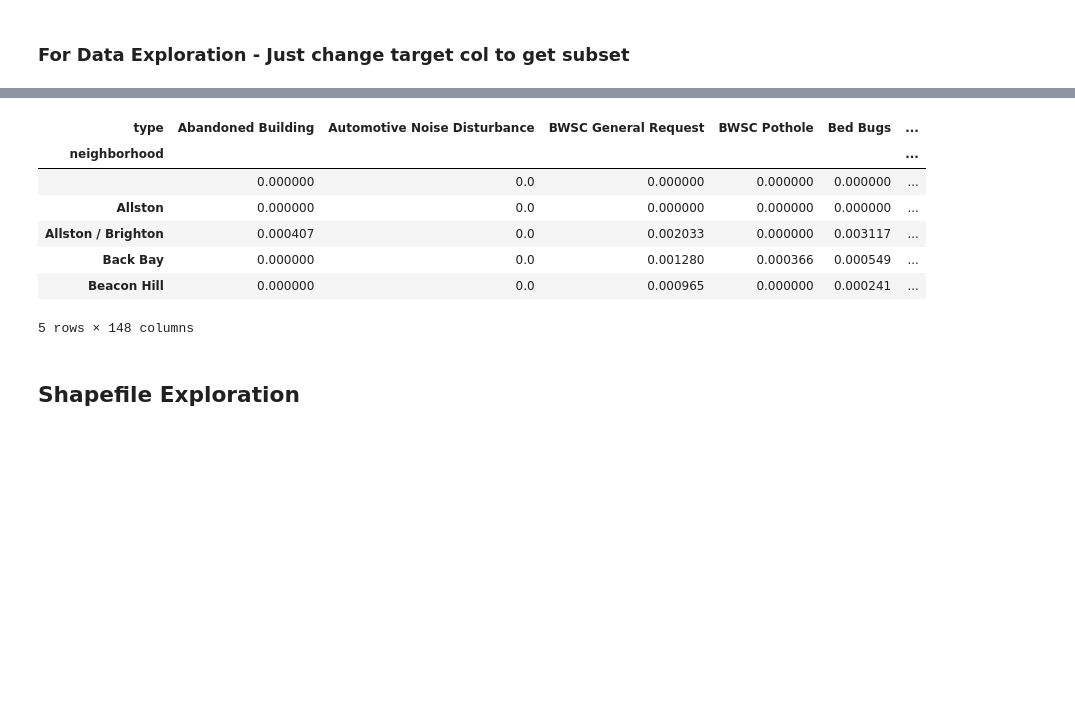
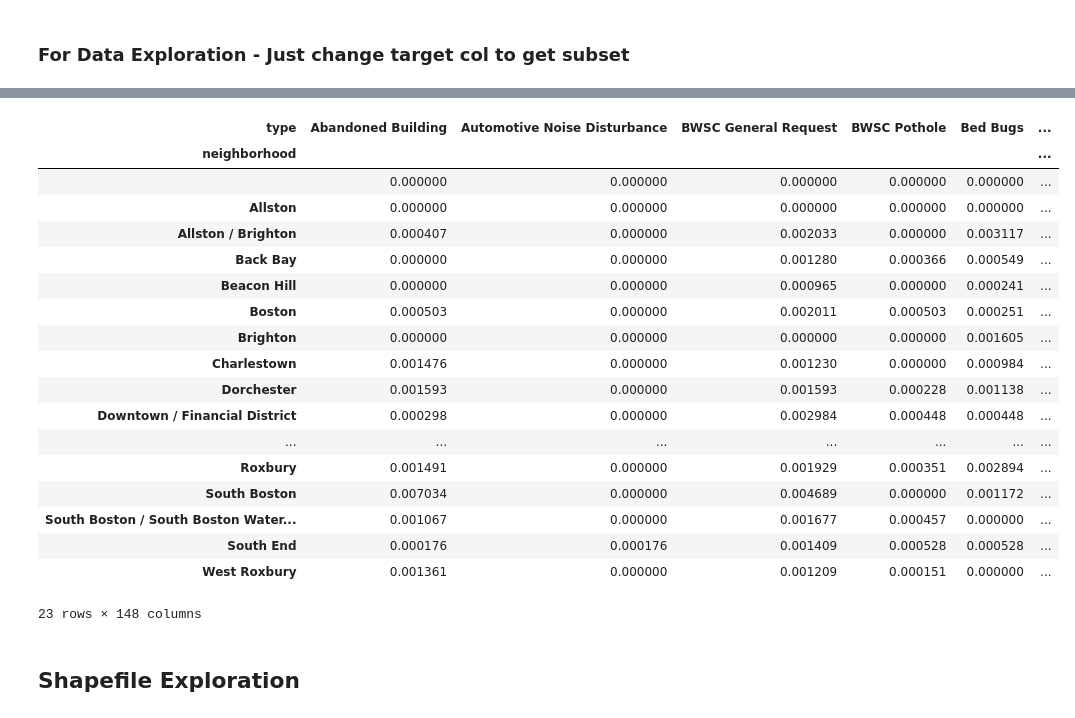
Before and after one commit to cassiecinzori/DS4200_GroupProject_copy, a Jupyter notebook: data_exploration.ipynb, the cells around one changed output, grey strips where cells are left out. Saved outputs shown, nothing was run; the diff lists cells and outputs as text; code cells hidden in the pictures; blank space fills up the shorter version.

```diff
--- a/data_exploration.ipynb
+++ b/data_exploration.ipynb
@@ -20,14 +37,25 @@ sig25 = new_summary_dct['signatures']
 # %%
-sig15.head()
+sig15
 # %% [output]
 | type | Abandoned Building | Automotive Noise Disturbance | BWSC General Request | BWSC Pothole | Bed Bugs | ... |
 | neighborhood |  |  |  |  |  | ... |
-|  | 0.000000 | 0.0 | 0.000000 | 0.000000 | 0.000000 | ... |
-| Allston | 0.000000 | 0.0 | 0.000000 | 0.000000 | 0.000000 | ... |
-| Allston / Brighton | 0.000407 | 0.0 | 0.002033 | 0.000000 | 0.003117 | ... |
-| Back Bay | 0.000000 | 0.0 | 0.001280 | 0.000366 | 0.000549 | ... |
-| Beacon Hill | 0.000000 | 0.0 | 0.000965 | 0.000000 | 0.000241 | ... |
+|  | 0.000000 | 0.000000 | 0.000000 | 0.000000 | 0.000000 | ... |
+| Allston | 0.000000 | 0.000000 | 0.000000 | 0.000000 | 0.000000 | ... |
+| Allston / Brighton | 0.000407 | 0.000000 | 0.002033 | 0.000000 | 0.003117 | ... |
+| Back Bay | 0.000000 | 0.000000 | 0.001280 | 0.000366 | 0.000549 | ... |
+| Beacon Hill | 0.000000 | 0.000000 | 0.000965 | 0.000000 | 0.000241 | ... |
+| Boston | 0.000503 | 0.000000 | 0.002011 | 0.000503 | 0.000251 | ... |
+| Brighton | 0.000000 | 0.000000 | 0.000000 | 0.000000 | 0.001605 | ... |
+| Charlestown | 0.001476 | 0.000000 | 0.001230 | 0.000000 | 0.000984 | ... |
+| Dorchester | 0.001593 | 0.000000 | 0.001593 | 0.000228 | 0.001138 | ... |
+| Downtown / Financial District | 0.000298 | 0.000000 | 0.002984 | 0.000448 | 0.000448 | ... |
+| ... | ... | ... | ... | ... | ... | ... |
+| Roxbury | 0.001491 | 0.000000 | 0.001929 | 0.000351 | 0.002894 | ... |
+| South Boston | 0.007034 | 0.000000 | 0.004689 | 0.000000 | 0.001172 | ... |
+| South Boston / South Boston Water... | 0.001067 | 0.000000 | 0.001677 | 0.000457 | 0.000000 | ... |
+| South End | 0.000176 | 0.000176 | 0.001409 | 0.000528 | 0.000528 | ... |
+| West Roxbury | 0.001361 | 0.000000 | 0.001209 | 0.000151 | 0.000000 | ... |
-5 rows × 148 columns
+23 rows × 148 columns
 # %% [markdown]
 ## Shapefile Exploration
 # %%
```
Also changed, not shown: parts of 1 cell of this notebook, 2 other files.
